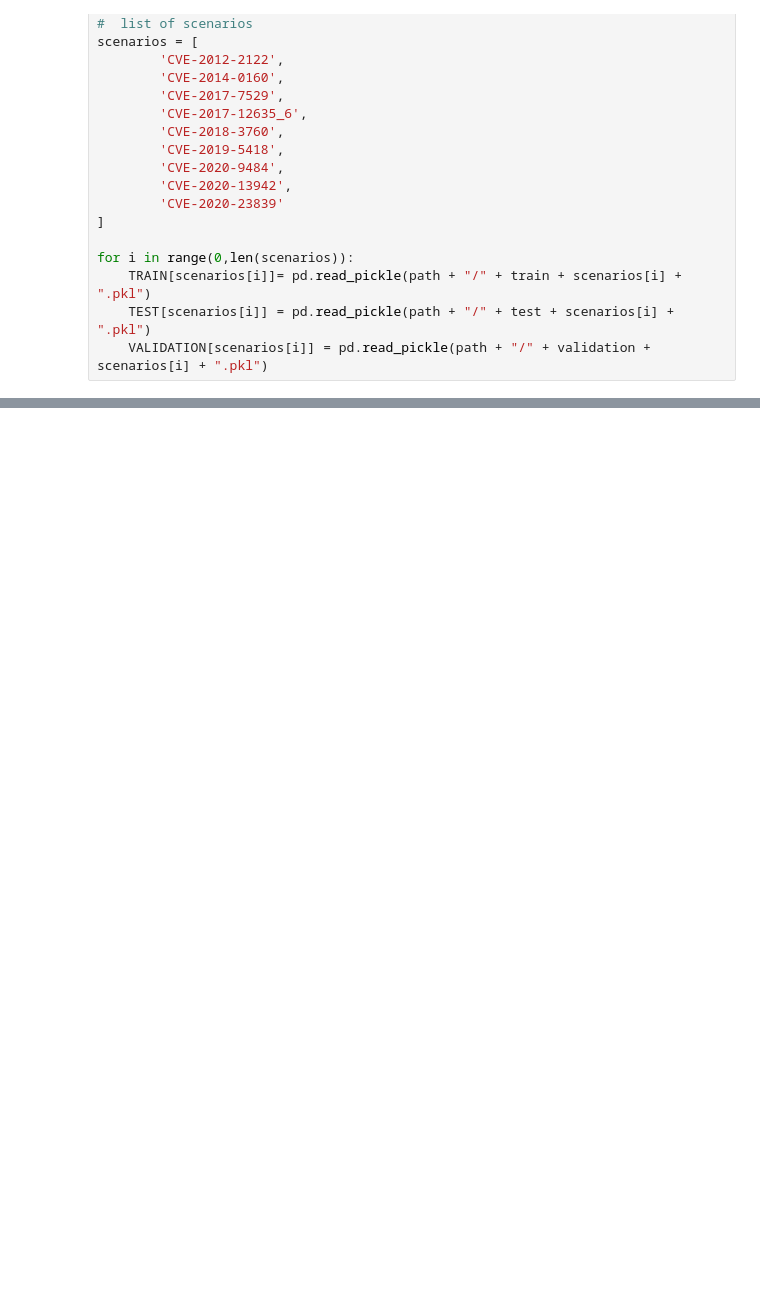
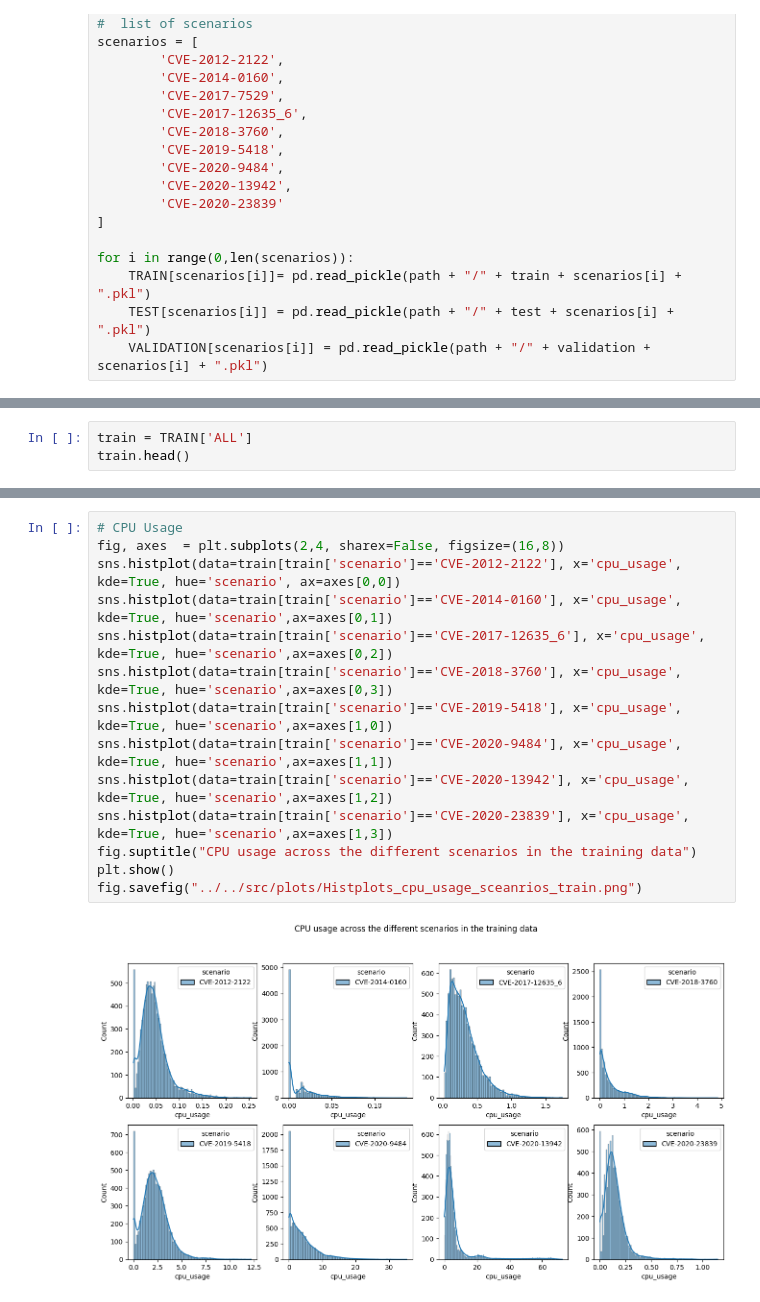
Before and after one commit to Janalytics94/anomaly-detection-software, a Jupyter notebook: src/notebooks/EDA.ipynb, the cells around one changed output, grey strips where cells are left out. Saved outputs shown, nothing was run; the diff lists cells and outputs as text; blank space fills up the shorter version.

Commit message:
added plots and looked at all data

```diff
--- a/src/notebooks/EDA.ipynb
+++ b/src/notebooks/EDA.ipynb
@@ -72,0 +76,3 @@ TEST['ALL'] = pd.concat(dfs_validation)
+# %%
+train = TRAIN['ALL']
+train.head()
@@ -72,0 +87,16 @@ TEST['ALL'] = pd.concat(dfs_validation)
+# %%
+# CPU Usage
+fig, axes  = plt.subplots(2,4, sharex=False, figsize=(16,8))
+sns.histplot(data=train[train['scenario']=='CVE-2012-2122'], x='cpu_usage', kde=True, hue='scenario', ax=axes[0,0])
+sns.histplot(data=train[train['scenario']=='CVE-2014-0160'], x='cpu_usage', kde=True, hue='scenario',ax=axes[0,1])
+sns.histplot(data=train[train['scenario']=='CVE-2017-12635_6'], x='cpu_usage', kde=True, hue='scenario',ax=axes[0,2])
+sns.histplot(data=train[train['scenario']=='CVE-2018-3760'], x='cpu_usage', kde=True, hue='scenario',ax=axes[0,3])
+sns.histplot(data=train[train['scenario']=='CVE-2019-5418'], x='cpu_usage', kde=True, hue='scenario',ax=axes[1,0])
+sns.histplot(data=train[train['scenario']=='CVE-2020-9484'], x='cpu_usage', kde=True, hue='scenario',ax=axes[1,1])
+sns.histplot(data=train[train['scenario']=='CVE-2020-13942'], x='cpu_usage', kde=True, hue='scenario',ax=axes[1,2])
+sns.histplot(data=train[train['scenario']=='CVE-2020-23839'], x='cpu_usage', kde=True, hue='scenario',ax=axes[1,3])
+fig.suptitle("CPU usage across the different scenarios in the training data")
+plt.show()
+fig.savefig("../../src/plots/Histplots_cpu_usage_sceanrios_train.png")
+# %% [output]
+[figure, added]
```
Also changed, not shown: parts of 8 cells of this notebook, 4 other files.
